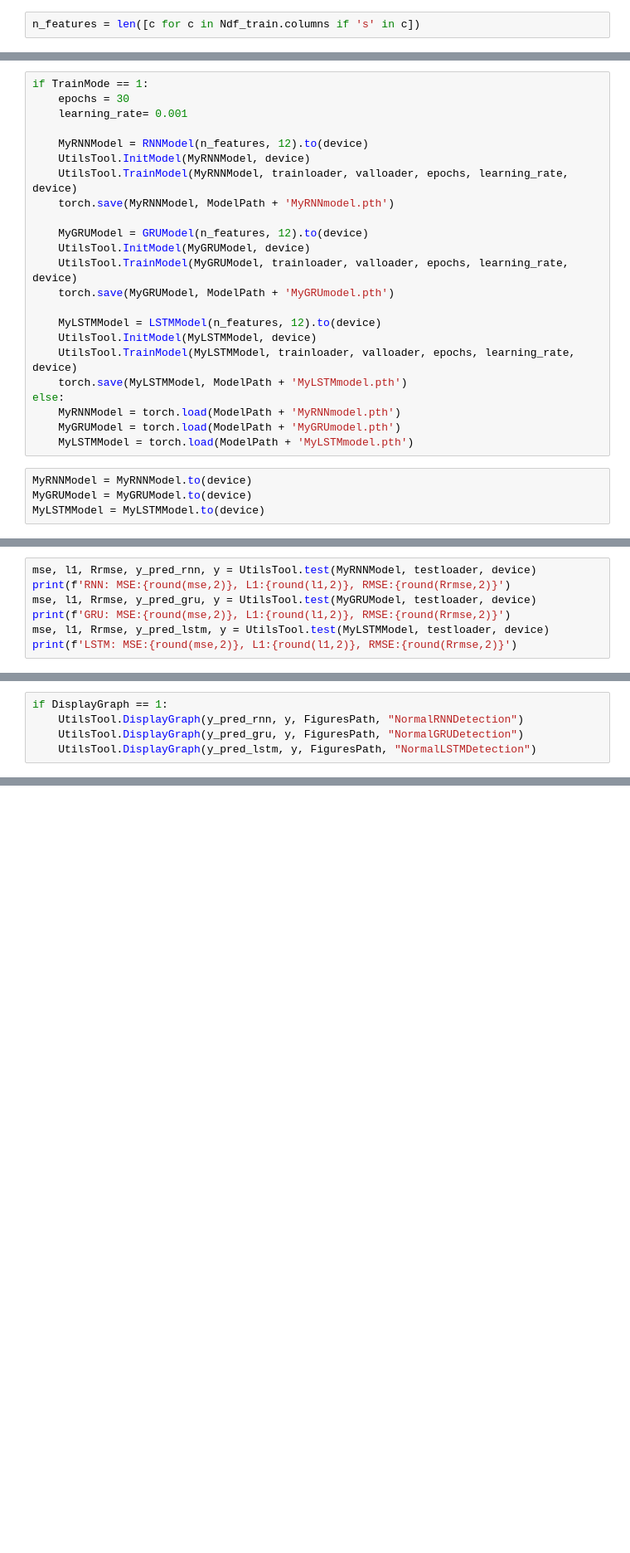
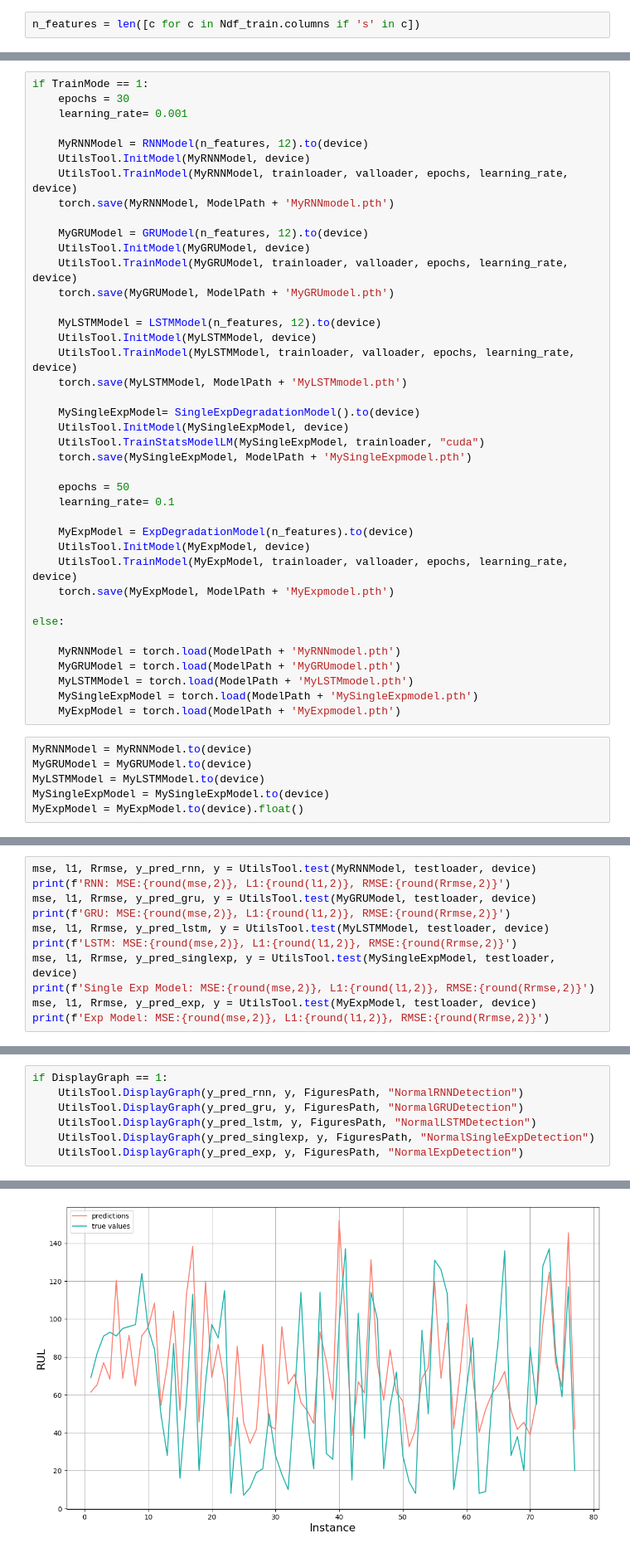
Before and after one commit to PF-Maillard/AdversarialRUL, a Jupyter notebook: Main.ipynb, the cells around one changed output, grey strips where cells are left out. Shown at 83% size. Drawn from its saved outputs; the diff is of its cells as text; blank space fills up the shorter version.

```diff
--- a/Main.ipynb
+++ b/Main.ipynb
@@ -118,14 +125,33 @@ if TrainMode == 1:
     UtilsTool.InitModel(MyLSTMModel, device)
     UtilsTool.TrainModel(MyLSTMModel, trainloader, valloader, epochs, learning_rate, device)
     torch.save(MyLSTMModel, ModelPath + 'MyLSTMmodel.pth')
+
+    MySingleExpModel= SingleExpDegradationModel().to(device)
+    UtilsTool.InitModel(MySingleExpModel, device)
+    UtilsTool.TrainStatsModelLM(MySingleExpModel, trainloader, "cuda")
+    torch.save(MySingleExpModel, ModelPath + 'MySingleExpmodel.pth')
+
+    epochs = 50
+    learning_rate= 0.1
+
+    MyExpModel = ExpDegradationModel(n_features).to(device)
+    UtilsTool.InitModel(MyExpModel, device)
+    UtilsTool.TrainModel(MyExpModel, trainloader, valloader, epochs, learning_rate, device)
+    torch.save(MyExpModel, ModelPath + 'MyExpmodel.pth')
+
 else:
+
     MyRNNModel = torch.load(ModelPath + 'MyRNNmodel.pth')
     MyGRUModel = torch.load(ModelPath + 'MyGRUmodel.pth')
     MyLSTMModel = torch.load(ModelPath + 'MyLSTMmodel.pth')
+    MySingleExpModel = torch.load(ModelPath + 'MySingleExpmodel.pth')
+    MyExpModel = torch.load(ModelPath + 'MyExpmodel.pth')
 # %%
 MyRNNModel = MyRNNModel.to(device)
 MyGRUModel = MyGRUModel.to(device)
 MyLSTMModel = MyLSTMModel.to(device)
+MySingleExpModel = MySingleExpModel.to(device)
+MyExpModel = MyExpModel.to(device).float()
 # %% [markdown]
 ![](./animation3.gif)
 # %%
@@ -135,6 +161,10 @@ mse, l1, Rrmse, y_pred_gru, y = UtilsTool.test(MyGRUModel, testloader, device)
 print(f'GRU: MSE:{round(mse,2)}, L1:{round(l1,2)}, RMSE:{round(Rrmse,2)}')
 mse, l1, Rrmse, y_pred_lstm, y = UtilsTool.test(MyLSTMModel, testloader, device)
 print(f'LSTM: MSE:{round(mse,2)}, L1:{round(l1,2)}, RMSE:{round(Rrmse,2)}')
+mse, l1, Rrmse, y_pred_singlexp, y = UtilsTool.test(MySingleExpModel, testloader, device)
+print(f'Single Exp Model: MSE:{round(mse,2)}, L1:{round(l1,2)}, RMSE:{round(Rrmse,2)}')
+mse, l1, Rrmse, y_pred_exp, y = UtilsTool.test(MyExpModel, testloader, device)
+print(f'Exp Model: MSE:{round(mse,2)}, L1:{round(l1,2)}, RMSE:{round(Rrmse,2)}')
 # %% [output]
 RNN: MSE:459.84, L1:14.86, RMSE:21.44
 GRU: MSE:187.28, L1:9.44, RMSE:13.69
@@ -142,9 +174,12 @@ LSTM: MSE:239.46, L1:10.61, RMSE:15.47
 # %%
 if DisplayGraph == 1:
     UtilsTool.DisplayGraph(y_pred_rnn, y, FiguresPath, "NormalRNNDetection")
     UtilsTool.DisplayGraph(y_pred_gru, y, FiguresPath, "NormalGRUDetection")
     UtilsTool.DisplayGraph(y_pred_lstm, y, FiguresPath, "NormalLSTMDetection")
+    UtilsTool.DisplayGraph(y_pred_singlexp, y, FiguresPath, "NormalSingleExpDetection")
+    UtilsTool.DisplayGraph(y_pred_exp, y, FiguresPath, "NormalExpDetection")
 # %% [output]
 [figure]
 [figure]
 [figure]
+[figure, added]
```
Also changed, not shown: parts of 27 cells of this notebook, 19 other files.
